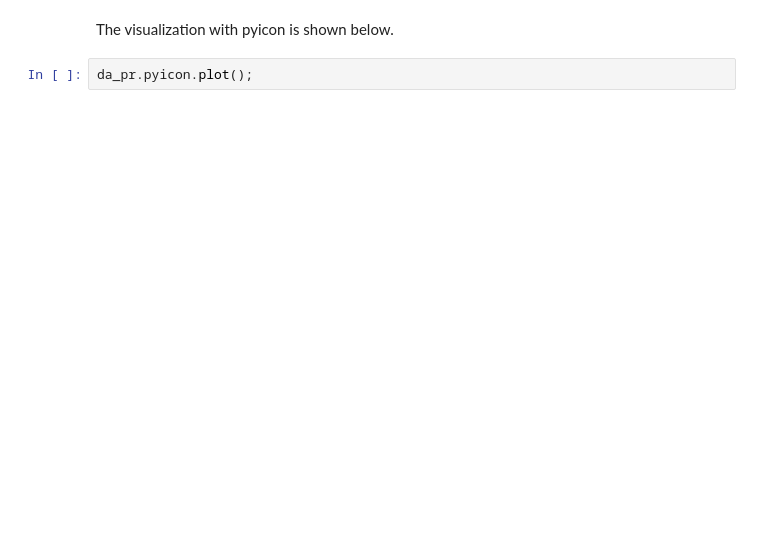
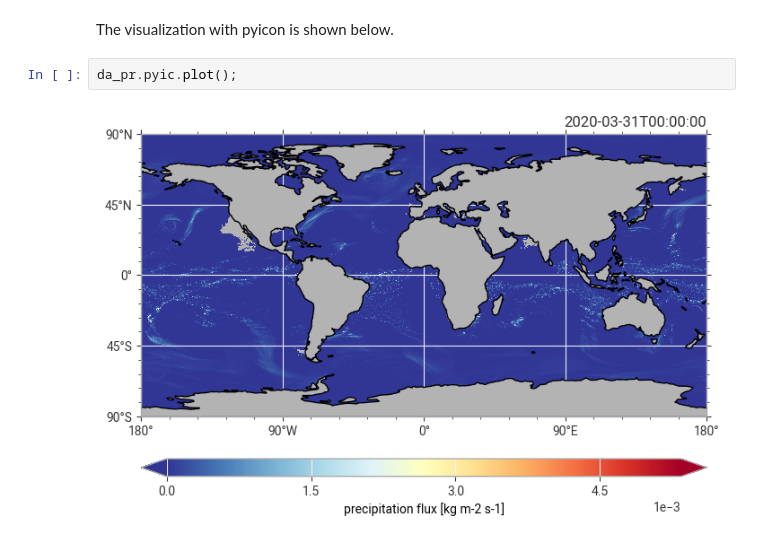
Before and after one commit to climet-eu/compression-lab-notebooks, a Jupyter notebook: 04-example-datasets/03-NextGEMS.ipynb, the cells around one changed output. Saved outputs shown, nothing was run; the diff lists cells and outputs as text; blank space fills up the shorter version.

```diff
--- a/04-example-datasets/03-NextGEMS.ipynb
+++ b/04-example-datasets/03-NextGEMS.ipynb
@@ -244,4 +256,6 @@ plot_(da_pr, {"gridSpec": gridspec})
 # %% [markdown]
 The visualization with pyicon is shown below.
 # %%
-da_pr.pyicon.plot();
+da_pr.pyic.plot();
+# %% [output]
+[figure, added]
```
Also changed, not shown: parts of 8 cells of this notebook.
